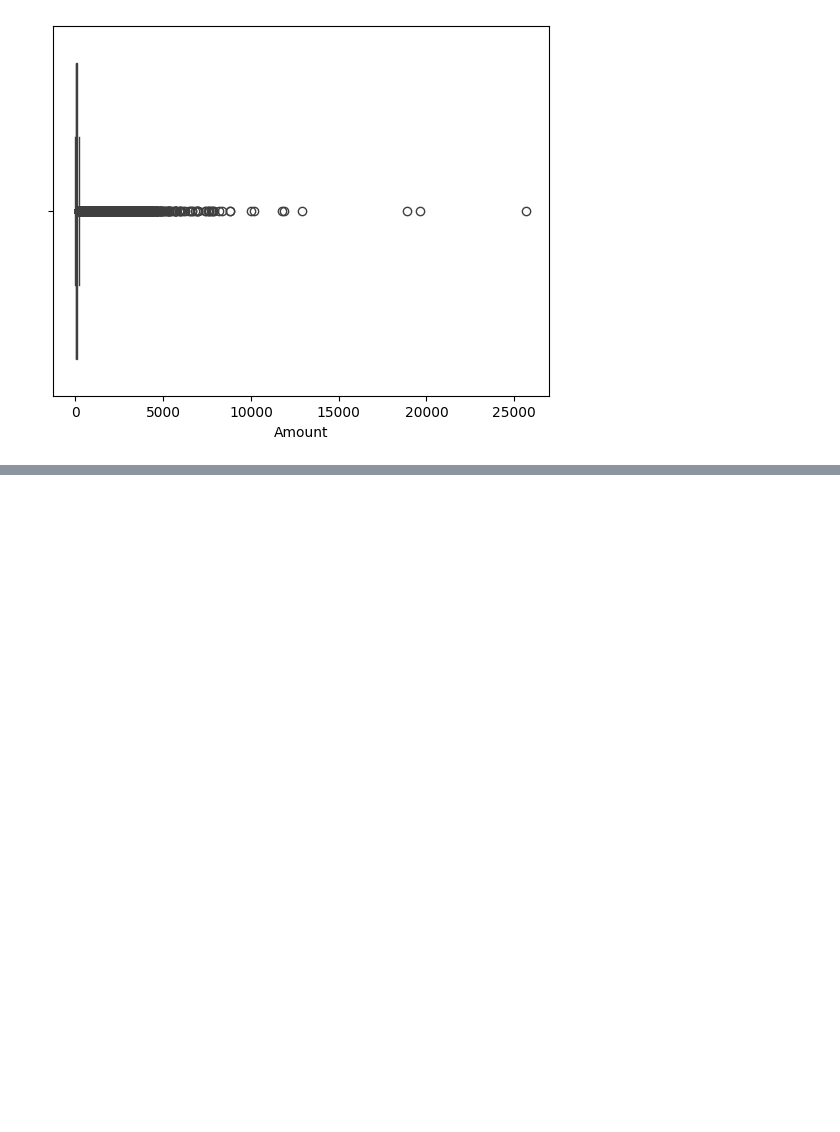
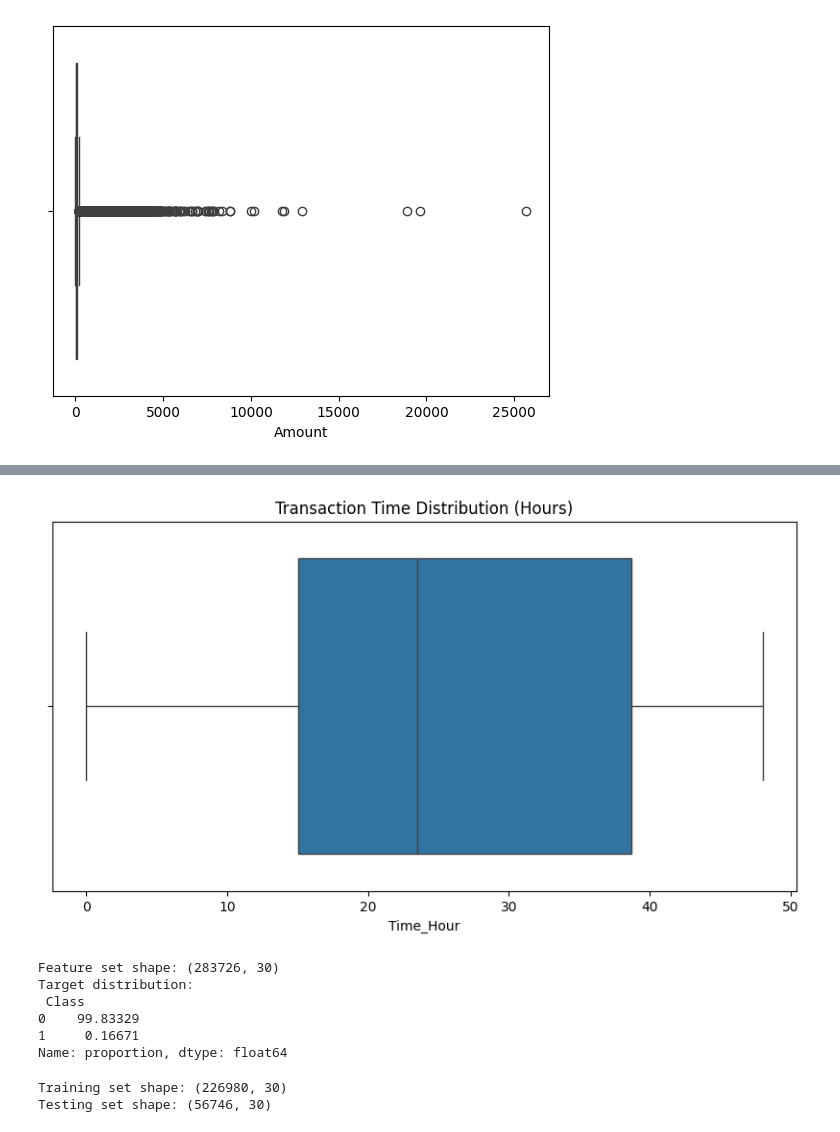
Before and after one commit to Maryam8-prog/FraudDetectionProject, a Jupyter notebook: FraudDetect.ipynb, the cells around one changed output, grey strips where cells are left out. Saved outputs shown, nothing was run; the diff lists cells and outputs as text; code cells hidden in the pictures; blank space fills up the shorter version.

```diff
--- a/FraudDetect.ipynb
+++ b/FraudDetect.ipynb
@@ -125,0 +209,11 @@ plt.show()
+# %%
+# Analyze Time feature
+print("Time Statistics:")
+print(df['Time'].describe())
+
+# Convert time to hours for better interpretability
+df['Time_Hour'] = df['Time'] / 3600  # Convert seconds to hours
+
+# Scale the Time_Hour feature
+time_scaler = StandardScaler()
+df['Time_Scaled'] = time_scaler.fit_transform(df['Time_Hour'].values.reshape(-1, 1))
@@ -125,0 +231,40 @@ plt.show()
+# %%
+# Visualize Time distribution
+plt.figure(figsize=(10, 5))
+sns.boxplot(x=df['Time_Hour'])
+plt.title('Transaction Time Distribution (Hours)')
+plt.show()
+# %% [output]
+[figure, added]
+# %%
+# Prepare feature set
+# Select features for the model
+feature_columns = ['Amount_Scaled', 'Time_Scaled'] + [f'V{i}' for i in range(1, 29)]
+X = df[feature_columns]
+y = df['Class']
+
+print("\nFeature set shape:", X.shape)
+print("Target distribution:\n", y.value_counts(normalize=True) * 100)
+# %% [output]
+Feature set shape: (283726, 30)
+Target distribution:
+ Class
+0    99.83329
+1     0.16671
+Name: proportion, dtype: float64
+# %%
+from sklearn.model_selection import train_test_split
+
+# Split the data
+X_train, X_test, y_train, y_test = train_test_split(
+    X, y,
+    test_size=0.2,  # 80% training, 20% testing
+    random_state=42,  # for reproducibility
+    stratify=y  # maintain the same fraud/non-fraud ratio in both sets
+)
+
+print("Training set shape:", X_train.shape)
+print("Testing set shape:", X_test.shape)
+# %% [output]
+Training set shape: (226980, 30)
+Testing set shape: (56746, 30)
```
Also changed, not shown: parts of 8 cells of this notebook, 2 other files.
